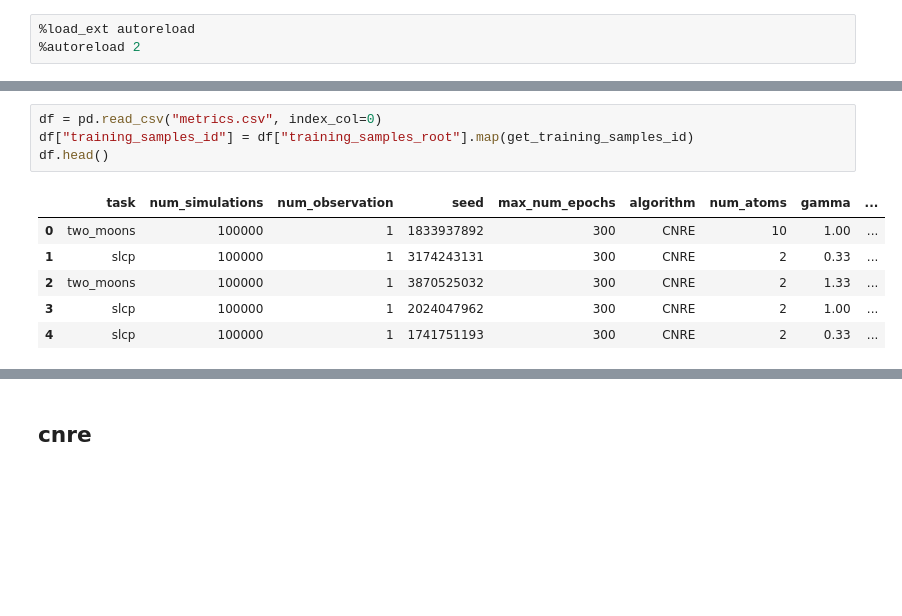
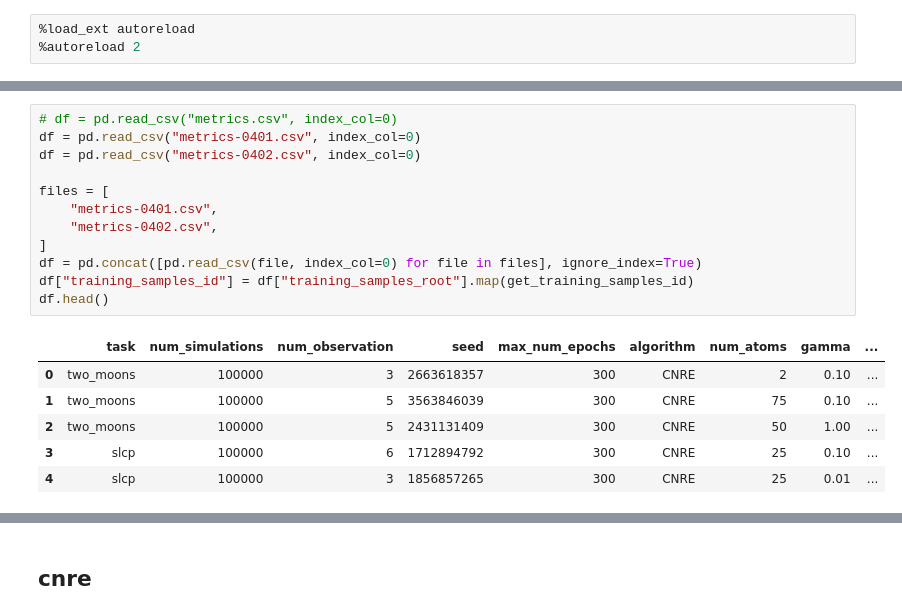
Before and after one commit to bkmi/cnre, a Jupyter notebook: benchmarking/01 initial metrics.ipynb, the cells around one changed output, grey strips where cells are left out. Cells and saved outputs as stored; diff of their text form; blank space fills up the shorter version.

```diff
--- a/benchmarking/01 initial metrics.ipynb
+++ b/benchmarking/01 initial metrics.ipynb
@@ -23,14 +58,22 @@ def get_training_samples_id(path: str):
 # %%
-df = pd.read_csv("metrics.csv", index_col=0)
+# df = pd.read_csv("metrics.csv", index_col=0)
+df = pd.read_csv("metrics-0401.csv", index_col=0)
+df = pd.read_csv("metrics-0402.csv", index_col=0)
+
+files = [
+    "metrics-0401.csv",
+    "metrics-0402.csv",
+]
+df = pd.concat([pd.read_csv(file, index_col=0) for file in files], ignore_index=True)
 df["training_samples_id"] = df["training_samples_root"].map(get_training_samples_id)
 df.head()
 # %% [output]
 |  | task | num_simulations | num_observation | seed | max_num_epochs | algorithm | num_atoms | gamma | ... |
-| 0 | two_moons | 100000 | 1 | 1833937892 | 300 | CNRE | 10 | 1.00 | ... |
-| 1 | slcp | 100000 | 1 | 3174243131 | 300 | CNRE | 2 | 0.33 | ... |
-| 2 | two_moons | 100000 | 1 | 3870525032 | 300 | CNRE | 2 | 1.33 | ... |
-| 3 | slcp | 100000 | 1 | 2024047962 | 300 | CNRE | 2 | 1.00 | ... |
-| 4 | slcp | 100000 | 1 | 1741751193 | 300 | CNRE | 2 | 0.33 | ... |
+| 0 | two_moons | 100000 | 3 | 2663618357 | 300 | CNRE | 2 | 0.10 | ... |
+| 1 | two_moons | 100000 | 5 | 3563846039 | 300 | CNRE | 75 | 0.10 | ... |
+| 2 | two_moons | 100000 | 5 | 2431131409 | 300 | CNRE | 50 | 1.00 | ... |
+| 3 | slcp | 100000 | 6 | 1712894792 | 300 | CNRE | 25 | 0.10 | ... |
+| 4 | slcp | 100000 | 3 | 1856857265 | 300 | CNRE | 25 | 0.01 | ... |
 # %%
 df["task"].unique()
 # %% [output]
```
Also changed, not shown: parts of 14 cells of this notebook, 3 other files.
